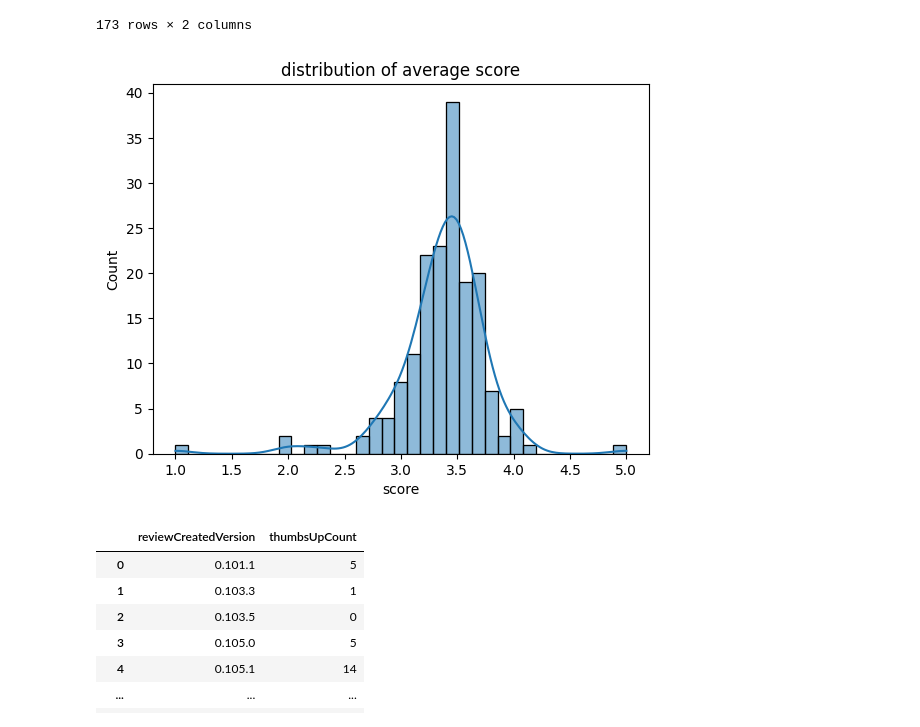
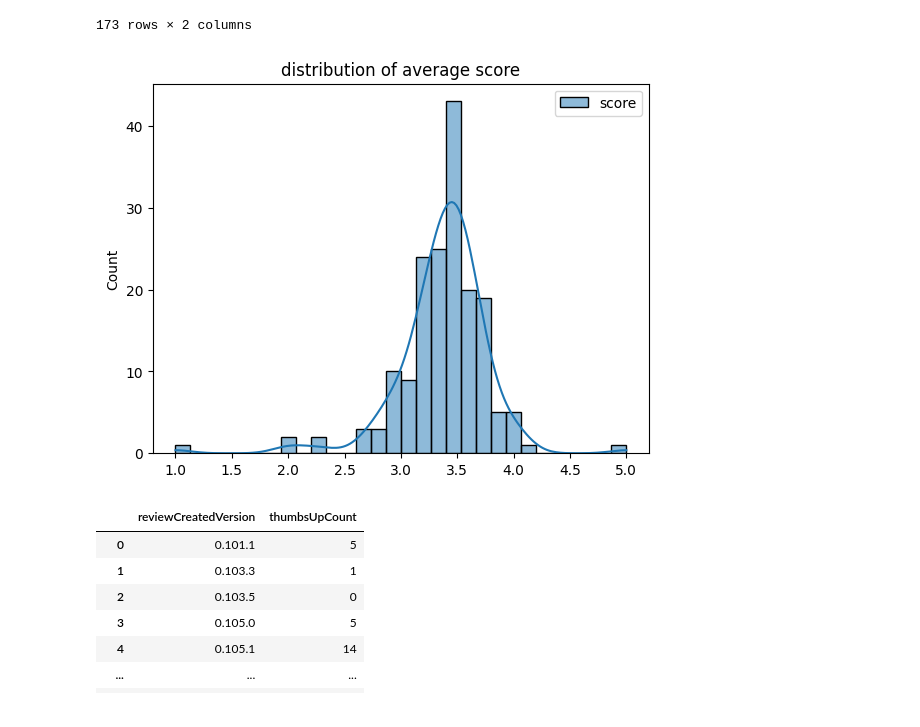
Before and after one commit to jinnykj/PokemonGO-Review-dataset-analysis, a Jupyter notebook: 데이터_시각화_기말_과제.ipynb, the cells around one changed output. Saved outputs shown, nothing was run; the diff lists cells and outputs as text; code cells hidden in the pictures.

```diff
--- a/데이터_시각화_기말_과제.ipynb
+++ b/데이터_시각화_기말_과제.ipynb
@@ -148,11 +150,11 @@ averagescore
 | 172 | 0.263.0 | 2.960069 |
 173 rows × 2 columns
 # %%
-sns.histplot(avsc,kde=True,bins=35)
+sns.histplot(averagescore,kde=True,bins=30)
 plt.title('distribution of average score')
 plt.show()
 # %% [output]
-[figure, old version]
+[figure, new version]
 # %%
 averagethumb = df.groupby('reviewCreatedVersion')['thumbsUpCount'].mean().reset_index().drop(index=range(173, 223))
 # %%
```
Also changed, not shown: parts of 8 cells of this notebook.
